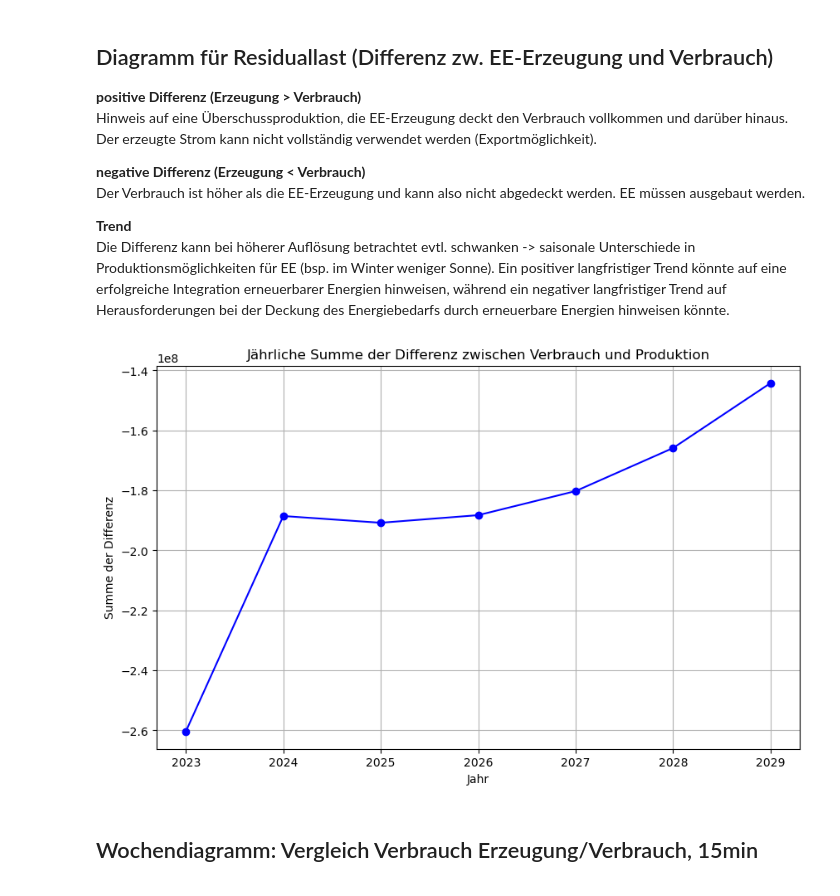
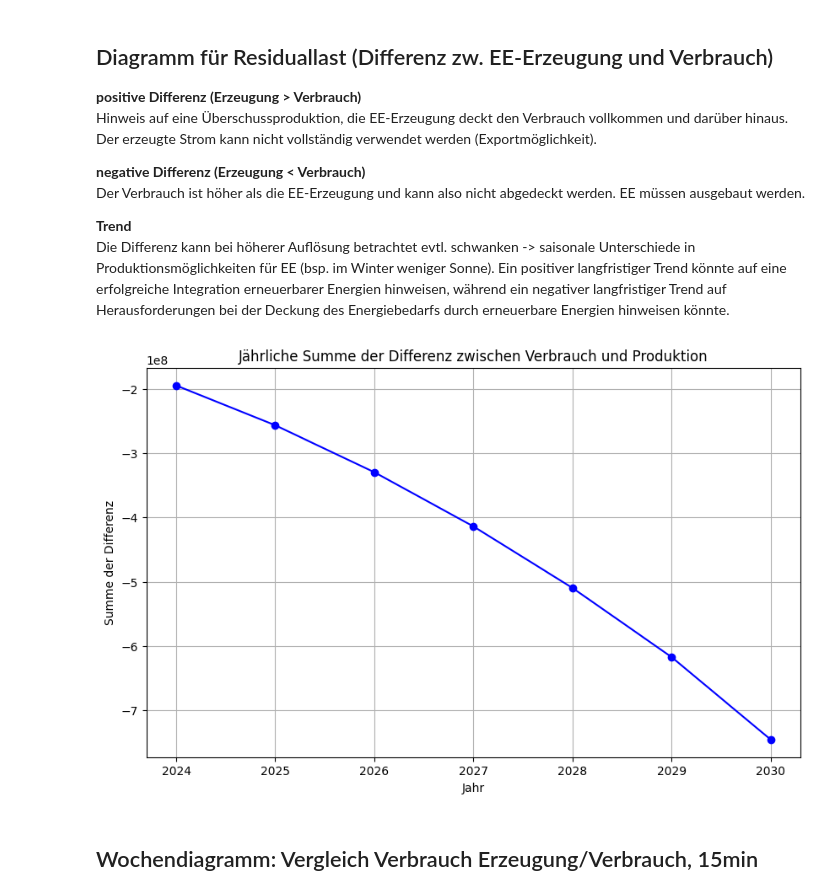
Before and after one commit to Gregor1998/Klimaneutral-20245, a Jupyter notebook: prototyp_2.ipynb, the cells around one changed output. Drawn from its saved outputs; the diff is of its cells as text; code cells hidden in the pictures.

```diff
--- a/prototyp_2.ipynb
+++ b/prototyp_2.ipynb
@@ -311,10 +312,10 @@ Der Verbrauch ist höher als die EE-Erzeugung und kann also nicht abgedeckt werd
 **Trend**<br>
 Die Differenz kann bei höherer Auflösung betrachtet evtl. schwanken -> saisonale Unterschiede in Produktionsmöglichkeiten für EE (bsp. im Winter weniger Sonne).
 Ein positiver langfristiger Trend könnte auf eine erfolgreiche Integration erneuerbarer Energien hinweisen, während ein negativer langfristiger Trend auf Herausforderungen bei der Deckung des Energiebedarfs durch erneuerbare Energien hinweisen könnte.
-# %%
-plotResidualDiagram(2023, 2030, directory_yearly_generation, consumption_all_years_excluding_loadprofile)
-# %% [output]
-[figure, removed]
+# %%
+plotResidualDiagram(start_year_simulatuion, end_year_simulation + 1, directory_yearly_generation, consumption_all_years_including_loadprofile)
+# %% [output]
+[figure, added]
 # %% [markdown]
 ## Wochendiagramm: Vergleich Verbrauch Erzeugung/Verbrauch, 15min
 # %%
```
Also changed, not shown: parts of 8 cells of this notebook, 8 other files.
